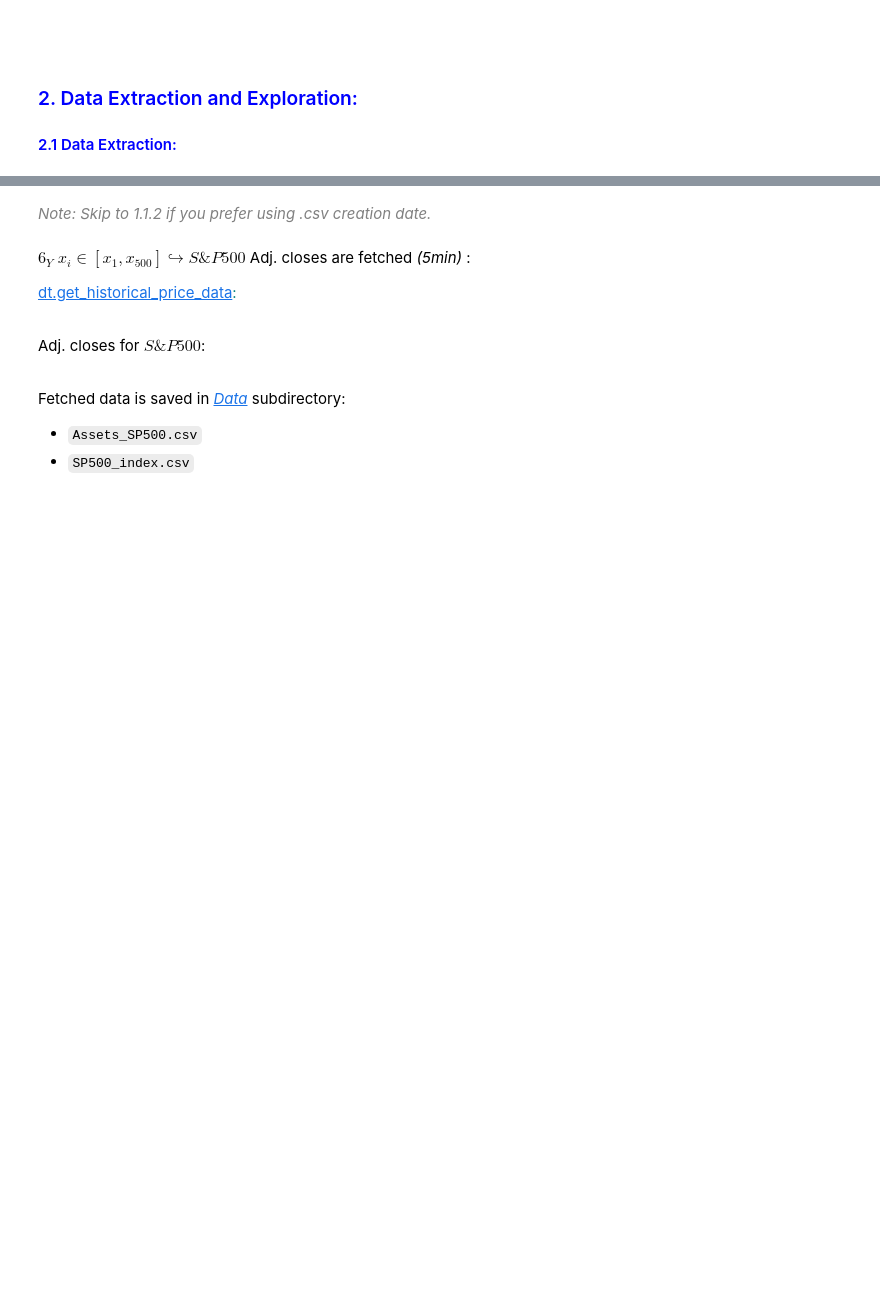
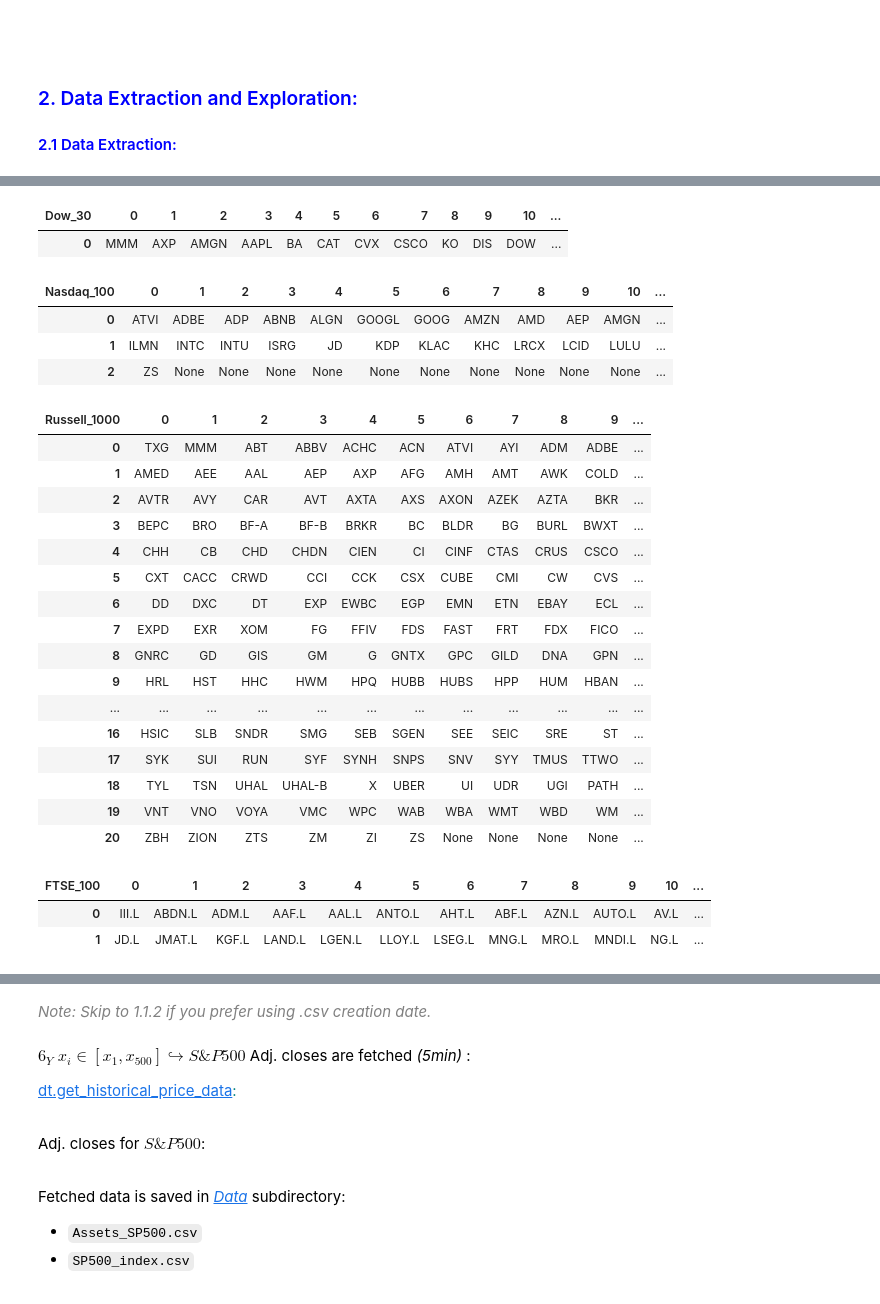
Before and after one commit to EMarquez7/Examen-de-Simulaci-n-2, a Jupyter notebook: SP500-Risk-Optimized-Portfolios-ML.ipynb, the cells around one changed output, grey strips where cells are left out. Saved outputs shown, nothing was run; the diff lists cells and outputs as text; code cells hidden in the pictures; blank space fills up the shorter version.

Commit message:
major indexes symbols fetched

```diff
--- a/SP500-Risk-Optimized-Portfolios-ML.ipynb
+++ b/SP500-Risk-Optimized-Portfolios-ML.ipynb
@@ -360,0 +339,4 @@ DAX_40
+# %%
+output = []
+for i in range(1,13):
+   output.append(fetch_index(50))
@@ -360,0 +358,38 @@ DAX_40
+# %%
+output[1]
+# %% [output]
+| Dow_30 | 0 | 1 | 2 | 3 | 4 | 5 | 6 | 7 | 8 | 9 | 10 | ... |
+| 0 | MMM | AXP | AMGN | AAPL | BA | CAT | CVX | CSCO | KO | DIS | DOW | ... |
+# %%
+output[2]
+# %% [output]
+| Nasdaq_100 | 0 | 1 | 2 | 3 | 4 | 5 | 6 | 7 | 8 | 9 | 10 | ... |
+| 0 | ATVI | ADBE | ADP | ABNB | ALGN | GOOGL | GOOG | AMZN | AMD | AEP | AMGN | ... |
+| 1 | ILMN | INTC | INTU | ISRG | JD | KDP | KLAC | KHC | LRCX | LCID | LULU | ... |
+| 2 | ZS | None | None | None | None | None | None | None | None | None | None | ... |
+# %%
+output[3]
+# %% [output]
+| Russell_1000 | 0 | 1 | 2 | 3 | 4 | 5 | 6 | 7 | 8 | 9 | ... |
+| 0 | TXG | MMM | ABT | ABBV | ACHC | ACN | ATVI | AYI | ADM | ADBE | ... |
+| 1 | AMED | AEE | AAL | AEP | AXP | AFG | AMH | AMT | AWK | COLD | ... |
+| 2 | AVTR | AVY | CAR | AVT | AXTA | AXS | AXON | AZEK | AZTA | BKR | ... |
+| 3 | BEPC | BRO | BF-A | BF-B | BRKR | BC | BLDR | BG | BURL | BWXT | ... |
+| 4 | CHH | CB | CHD | CHDN | CIEN | CI | CINF | CTAS | CRUS | CSCO | ... |
+| 5 | CXT | CACC | CRWD | CCI | CCK | CSX | CUBE | CMI | CW | CVS | ... |
+| 6 | DD | DXC | DT | EXP | EWBC | EGP | EMN | ETN | EBAY | ECL | ... |
+| 7 | EXPD | EXR | XOM | FG | FFIV | FDS | FAST | FRT | FDX | FICO | ... |
+| 8 | GNRC | GD | GIS | GM | G | GNTX | GPC | GILD | DNA | GPN | ... |
+| 9 | HRL | HST | HHC | HWM | HPQ | HUBB | HUBS | HPP | HUM | HBAN | ... |
+| ... | ... | ... | ... | ... | ... | ... | ... | ... | ... | ... | ... |
+| 16 | HSIC | SLB | SNDR | SMG | SEB | SGEN | SEE | SEIC | SRE | ST | ... |
+| 17 | SYK | SUI | RUN | SYF | SYNH | SNPS | SNV | SYY | TMUS | TTWO | ... |
+| 18 | TYL | TSN | UHAL | UHAL-B | X | UBER | UI | UDR | UGI | PATH | ... |
+| 19 | VNT | VNO | VOYA | VMC | WPC | WAB | WBA | WMT | WBD | WM | ... |
+| 20 | ZBH | ZION | ZTS | ZM | ZI | ZS | None | None | None | None | ... |
+# %%
+output[4]
+# %% [output]
+| FTSE_100 | 0 | 1 | 2 | 3 | 4 | 5 | 6 | 7 | 8 | 9 | 10 | ... |
+| 0 | III.L | ABDN.L | ADM.L | AAF.L | AAL.L | ANTO.L | AHT.L | ABF.L | AZN.L | AUTO.L | AV.L | ... |
+| 1 | JD.L | JMAT.L | KGF.L | LAND.L | LGEN.L | LLOY.L | LSEG.L | MNG.L | MRO.L | MNDI.L | NG.L | ... |
```
Also changed, not shown: parts of 18 cells of this notebook, 2 other files.
